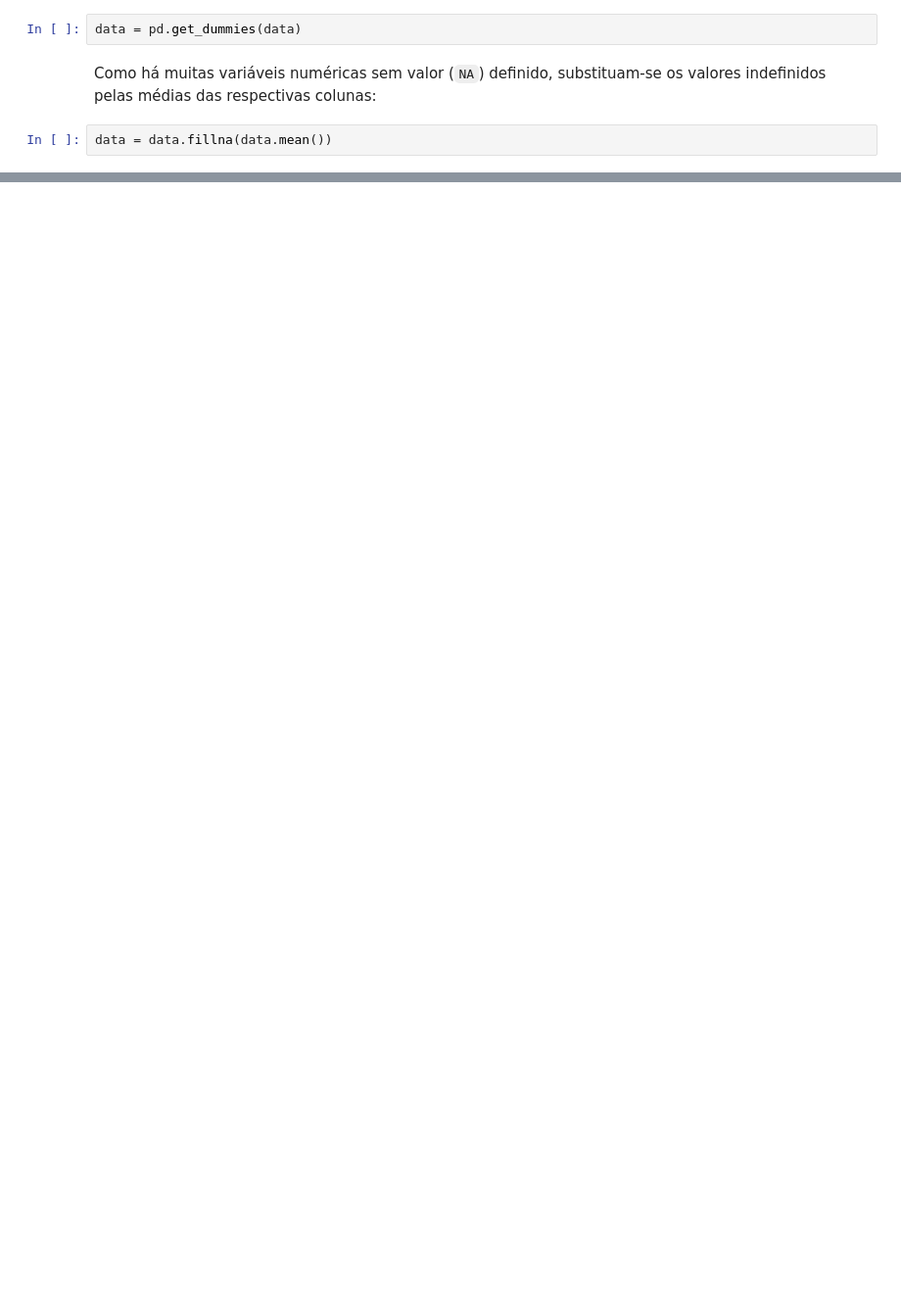
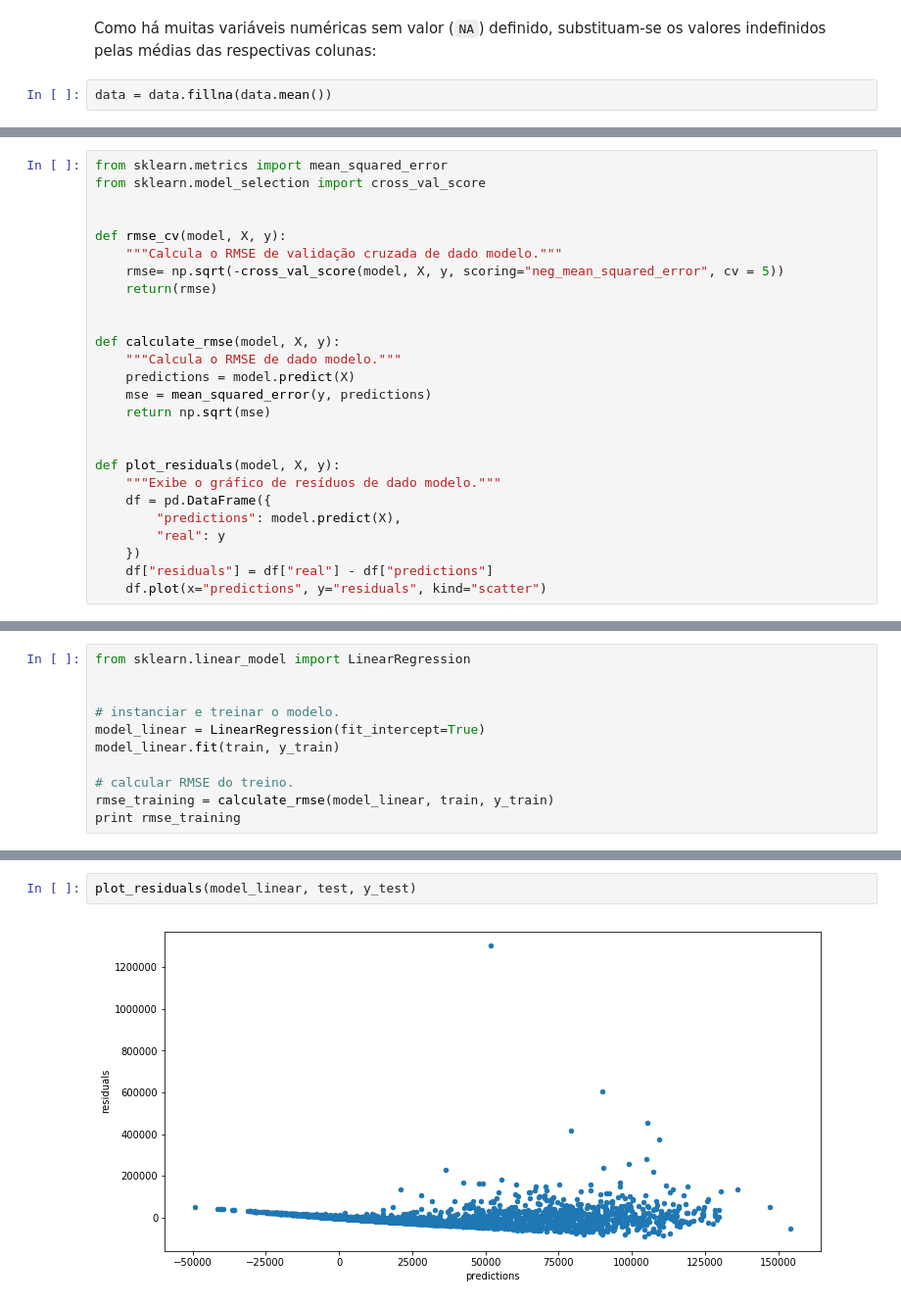
Before and after one commit to clenimar/machine-learning-msc, a Jupyter notebook: 3-predict-votes/predict_votes.ipynb, the cells around one changed output, grey strips where cells are left out. Shown at 98% size. Cells and saved outputs as stored; diff of their text form; blank space fills up the shorter version.

```diff
--- a/3-predict-votes/predict_votes.ipynb
+++ b/3-predict-votes/predict_votes.ipynb
@@ -77,5 +80,3 @@ Convertamos variáveis categóricas para variáveis _dummy_:
-# %%
-data = pd.get_dummies(data)
 # %% [markdown]
 Como há muitas variáveis numéricas sem valor (`NA`) definido, substituam-se os valores indefinidos pelas médias das respectivas colunas:
 # %%
@@ -82,0 +106,26 @@ data = data.fillna(data.mean())
+# %%
+from sklearn.metrics import mean_squared_error
+from sklearn.model_selection import cross_val_score
+
+
+def rmse_cv(model, X, y):
+    """Calcula o RMSE de validação cruzada de dado modelo."""
+    rmse= np.sqrt(-cross_val_score(model, X, y, scoring="neg_mean_squared_error", cv = 5))
+    return(rmse)
+
+
+def calculate_rmse(model, X, y):
+    """Calcula o RMSE de dado modelo."""
+    predictions = model.predict(X)
+    mse = mean_squared_error(y, predictions)
+    return np.sqrt(mse)
+
+
+def plot_residuals(model, X, y):
+    """Exibe o gráfico de resíduos de dado modelo."""
+    df = pd.DataFrame({
+        "predictions": model.predict(X),
+        "real": y
+    })
+    df["residuals"] = df["real"] - df["predictions"]
+    df.plot(x="predictions", y="residuals", kind="scatter")
@@ -82,0 +138,11 @@ data = data.fillna(data.mean())
+# %%
+from sklearn.linear_model import LinearRegression
+
+
+# instanciar e treinar o modelo.
+model_linear = LinearRegression(fit_intercept=True)
+model_linear.fit(train, y_train)
+
+# calcular RMSE do treino.
+rmse_training = calculate_rmse(model_linear, train, y_train)
+print rmse_training
@@ -82,0 +162,4 @@ data = data.fillna(data.mean())
+# %%
+plot_residuals(model_linear, test, y_test)
+# %% [output]
+[figure, added]
```
Also changed, not shown: parts of 60 cells of this notebook, 3 other files.
